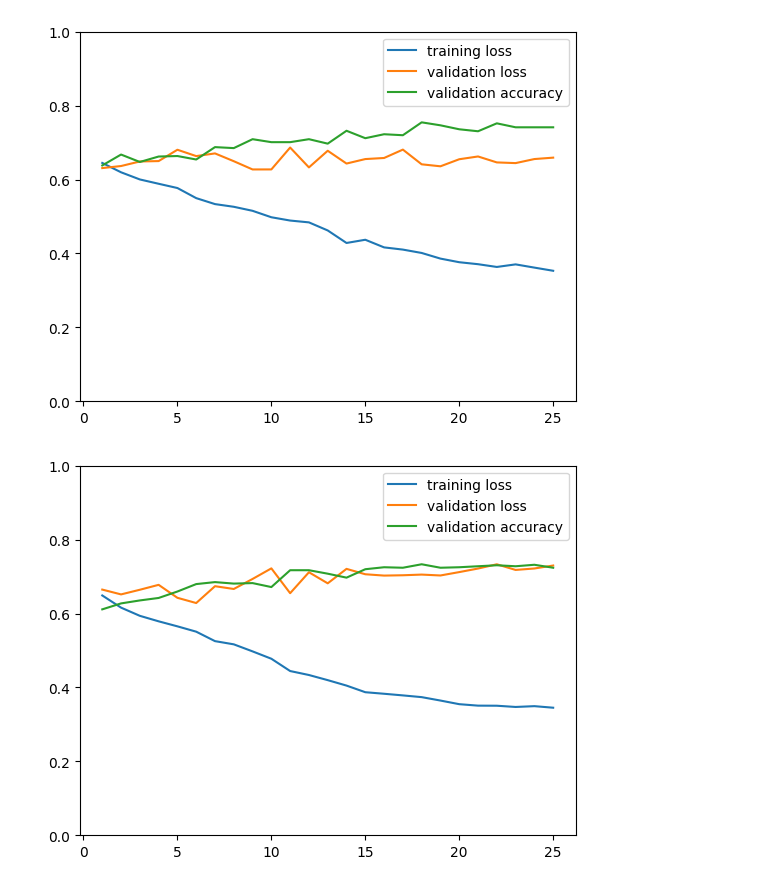
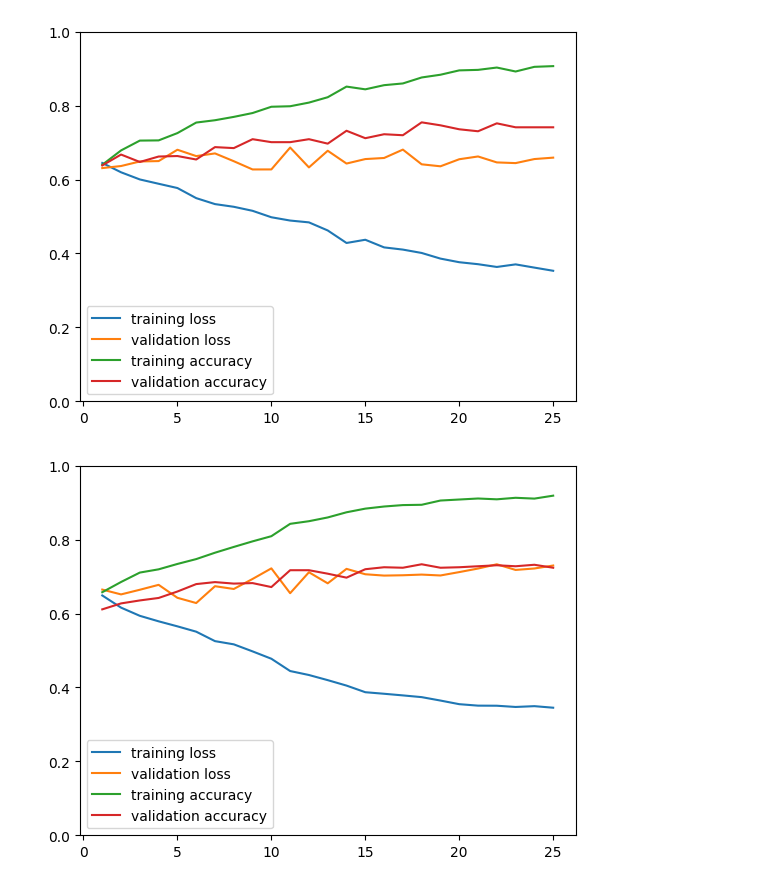
Before and after one commit to MartMonster/AlphaTreeLVQ, a Jupyter notebook: plotcsv.ipynb, the cells around one changed output. Saved outputs shown, nothing was run; the diff lists cells and outputs as text; code cells hidden in the pictures.

Commit message:
now also showing training accuracy

```diff
--- a/plotcsv.ipynb
+++ b/plotcsv.ipynb
@@ -5,20 +5,22 @@ import matplotlib.pyplot as plt
 log = pd.read_csv("training_log_resnet50.csv")
 plt.plot(log[log.phase=="train"].epoch, log[log.phase=="train"].loss, label="training loss")
 plt.plot(log[log.phase=="val"].epoch, log[log.phase=="val"].loss, label="validation loss")
+plt.plot(log[log.phase=="train"].epoch, log[log.phase=="train"].accuracy, label="training accuracy")
 plt.plot(log[log.phase=="val"].epoch, log[log.phase=="val"].accuracy, label="validation accuracy")
 plt.ylim(0,1)
 plt.legend(); plt.show()
 # %% [output]
-[figure, old version]
+[figure, new version]
 # %%
 log = pd.read_csv("training_log_mobilenet_v3_large.csv")
 plt.plot(log[log.phase=="train"].epoch, log[log.phase=="train"].loss, label="training loss")
 plt.plot(log[log.phase=="val"].epoch, log[log.phase=="val"].loss, label="validation loss")
+plt.plot(log[log.phase=="train"].epoch, log[log.phase=="train"].accuracy, label="training accuracy")
 plt.plot(log[log.phase=="val"].epoch, log[log.phase=="val"].accuracy, label="validation accuracy")
 plt.ylim(0,1)
 plt.legend(); plt.show()
 # %% [output]
-[figure, old version]
+[figure, new version]
 # %%
 log = pd.read_csv("training_log_inceptionv3.csv")
 plt.plot(log[log.phase=="train"].epoch, log[log.phase=="train"].loss, label="training loss")
```
Also changed, not shown: parts of 3 cells of this notebook.
